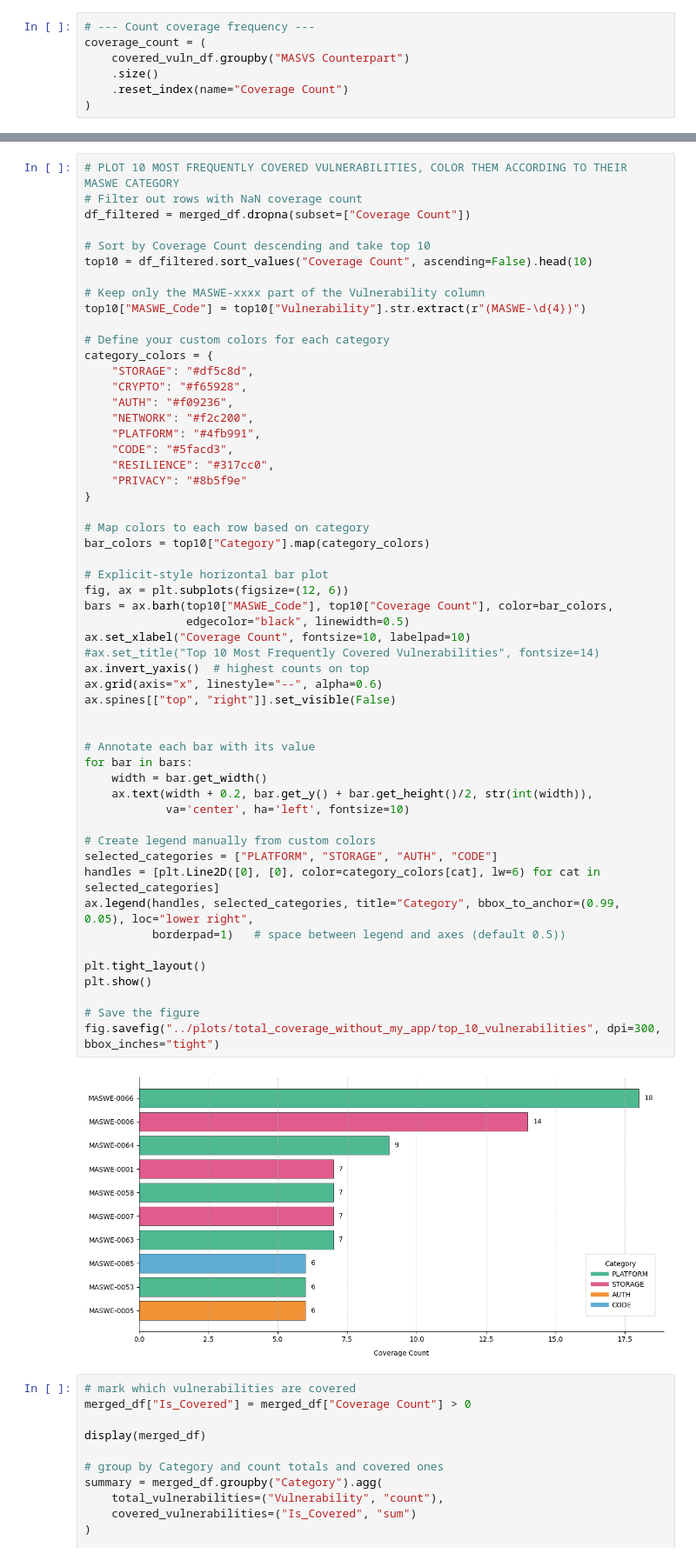
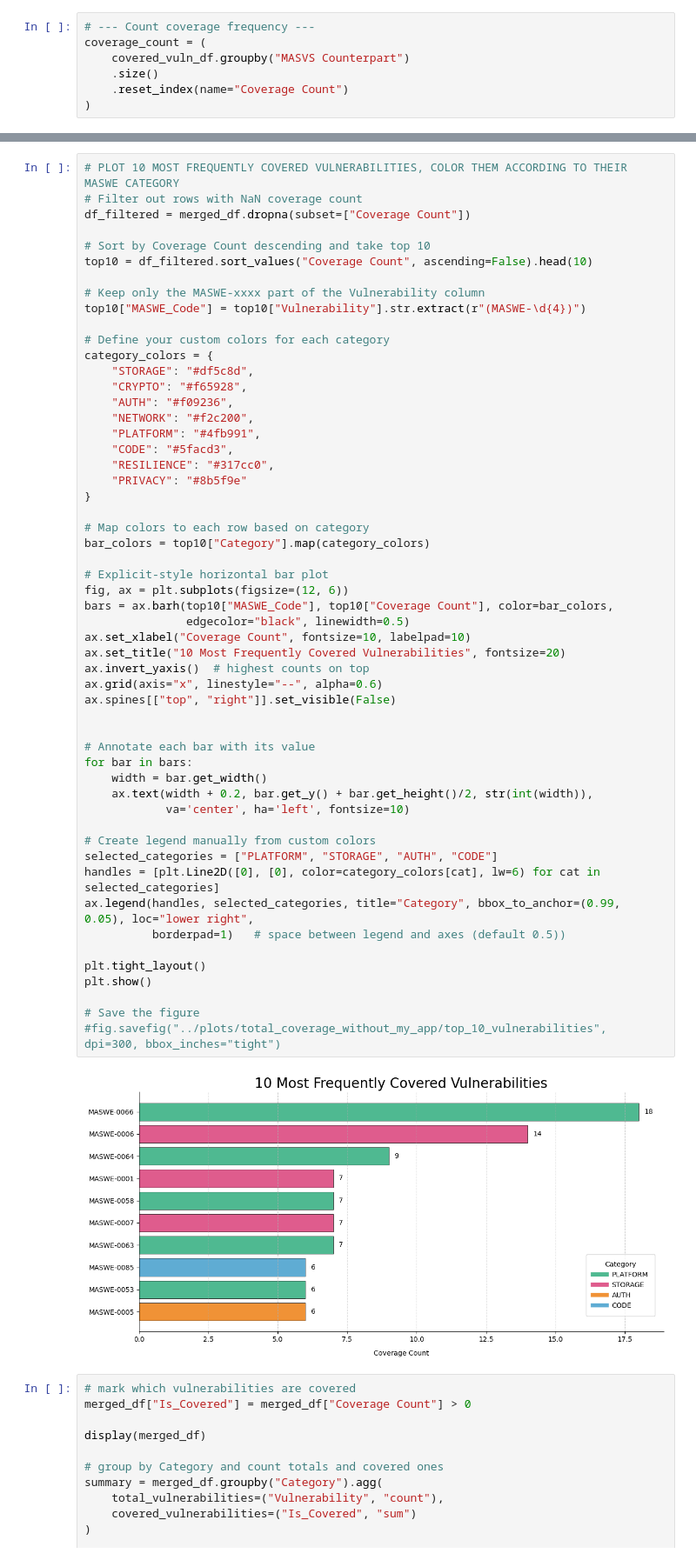
Before and after one commit to domi-cmd/Reference_Application_for_OWASP_MASTG, a Jupyter notebook: dev_documents/seminar_thesis/reference_apps/data_manipulation/app_vulnerability_coverage.ipynb, the cells around one changed output, grey strips where cells are left out. Shown at 87% size. Cells and saved outputs as stored; diff of their text form.

Commit message:
Added titles to the plots of my BA thesis presentation, as well as other minor tweaks to the presentation slides

```diff
--- a/dev_documents/seminar_thesis/reference_apps/data_manipulation/app_vulnerability_coverage.ipynb
+++ b/dev_documents/seminar_thesis/reference_apps/data_manipulation/app_vulnerability_coverage.ipynb
@@ -173,36 +173,36 @@ category_colors = {
 # Map colors to each row based on category
 bar_colors = top10["Category"].map(category_colors)
 
 # Explicit-style horizontal bar plot
 fig, ax = plt.subplots(figsize=(12, 6))
 bars = ax.barh(top10["MASWE_Code"], top10["Coverage Count"], color=bar_colors,
                edgecolor="black", linewidth=0.5)
 ax.set_xlabel("Coverage Count", fontsize=10, labelpad=10)
-#ax.set_title("Top 10 Most Frequently Covered Vulnerabilities", fontsize=14)
+ax.set_title("10 Most Frequently Covered Vulnerabilities", fontsize=20)
 ax.invert_yaxis()  # highest counts on top
 ax.grid(axis="x", linestyle="--", alpha=0.6)
 ax.spines[["top", "right"]].set_visible(False)
 
 
 # Annotate each bar with its value
 for bar in bars:
     width = bar.get_width()
     ax.text(width + 0.2, bar.get_y() + bar.get_height()/2, str(int(width)),
             va='center', ha='left', fontsize=10)
 
 # Create legend manually from custom colors
 selected_categories = ["PLATFORM", "STORAGE", "AUTH", "CODE"]
 handles = [plt.Line2D([0], [0], color=category_colors[cat], lw=6) for cat in selected_categories]
 ax.legend(handles, selected_categories, title="Category", bbox_to_anchor=(0.99, 0.05), loc="lower right",
           borderpad=1)   # space between legend and axes (default 0.5))
 
 plt.tight_layout()
 plt.show()
 
 # Save the figure
-fig.savefig("../plots/total_coverage_without_my_app/top_10_vulnerabilities", dpi=300, bbox_inches="tight")
+#fig.savefig("../plots/total_coverage_without_my_app/top_10_vulnerabilities", dpi=300, bbox_inches="tight")
 # %% [output]
-[figure, old version]
+[figure, new version]
 # %%
 # mark which vulnerabilities are covered
 merged_df["Is_Covered"] = merged_df["Coverage Count"] > 0
```
Also changed, not shown: parts of 2 cells of this notebook, 3 other files.
